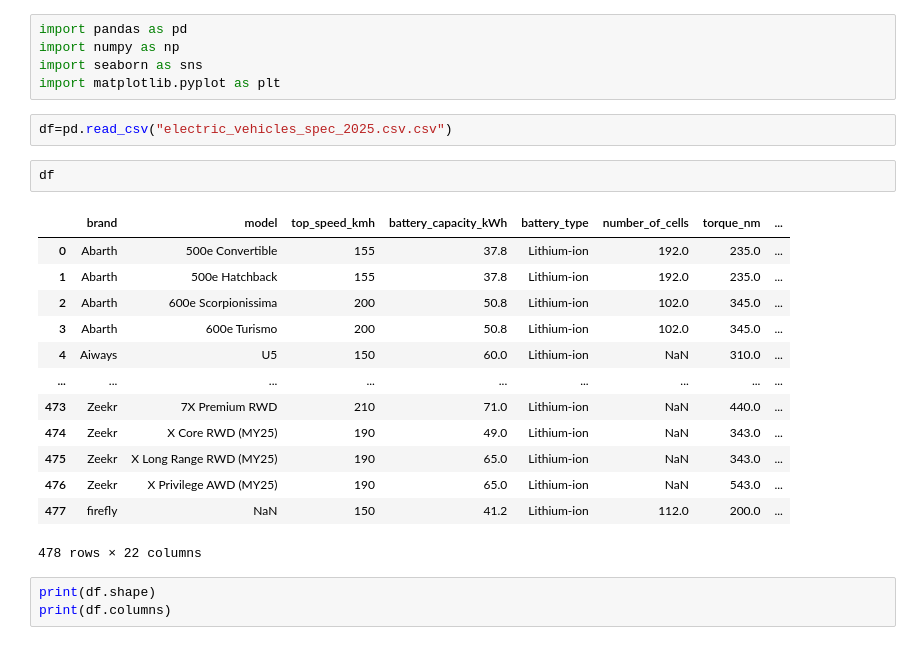
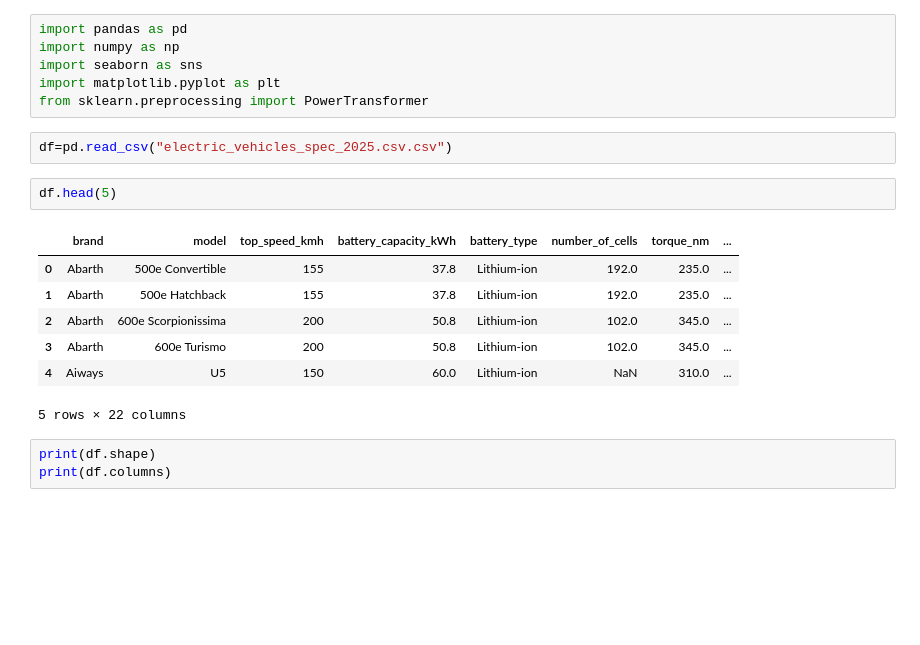
Before and after one commit to Dhineshsakthivel2007/EDA-Electricvechicle2025, a Jupyter notebook: eda3.ipynb, the cells around one changed output. Cells and saved outputs as stored; diff of their text form; blank space fills up the shorter version.

```diff
--- a/eda3.ipynb
+++ b/eda3.ipynb
@@ -3,24 +3,19 @@ import pandas as pd
 import numpy as np
 import seaborn as sns
 import matplotlib.pyplot as plt
+from sklearn.preprocessing import PowerTransformer
 # %%
 df=pd.read_csv("electric_vehicles_spec_2025.csv.csv")
 # %%
-df
+df.head(5)
 # %% [output]
 |  | brand | model | top_speed_kmh | battery_capacity_kWh | battery_type | number_of_cells | torque_nm | ... |
 | 0 | Abarth | 500e Convertible | 155 | 37.8 | Lithium-ion | 192.0 | 235.0 | ... |
 | 1 | Abarth | 500e Hatchback | 155 | 37.8 | Lithium-ion | 192.0 | 235.0 | ... |
 | 2 | Abarth | 600e Scorpionissima | 200 | 50.8 | Lithium-ion | 102.0 | 345.0 | ... |
 | 3 | Abarth | 600e Turismo | 200 | 50.8 | Lithium-ion | 102.0 | 345.0 | ... |
 | 4 | Aiways | U5 | 150 | 60.0 | Lithium-ion | NaN | 310.0 | ... |
-| ... | ... | ... | ... | ... | ... | ... | ... | ... |
-| 473 | Zeekr | 7X Premium RWD | 210 | 71.0 | Lithium-ion | NaN | 440.0 | ... |
-| 474 | Zeekr | X Core RWD (MY25) | 190 | 49.0 | Lithium-ion | NaN | 343.0 | ... |
-| 475 | Zeekr | X Long Range RWD (MY25) | 190 | 65.0 | Lithium-ion | NaN | 343.0 | ... |
-| 476 | Zeekr | X Privilege AWD (MY25) | 190 | 65.0 | Lithium-ion | NaN | 543.0 | ... |
-| 477 | firefly | NaN | 150 | 41.2 | Lithium-ion | 112.0 | 200.0 | ... |
-478 rows × 22 columns
+5 rows × 22 columns
 # %%
 print(df.shape)
 print(df.columns)
```
Also changed, not shown: parts of 24 cells of this notebook.
